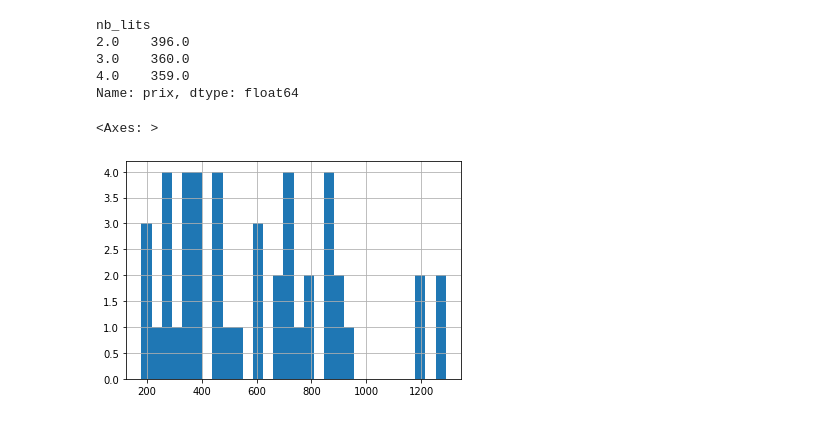
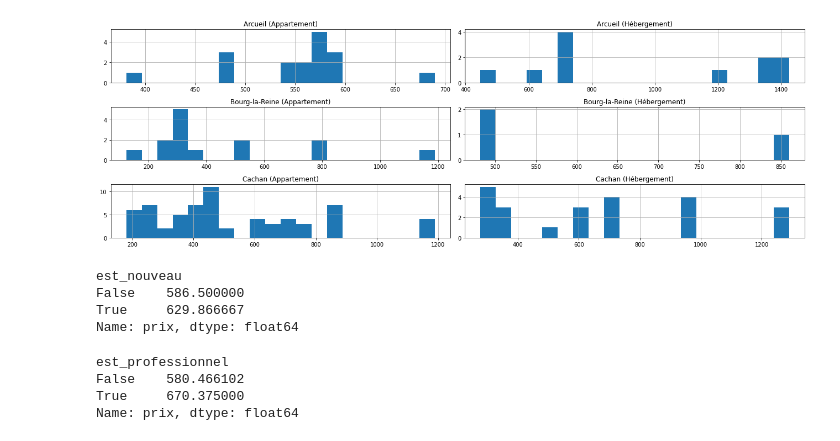
Before and after one commit to PierreDesmet/AirBNB_JO_2024, a Jupyter notebook: Analyses.ipynb, the cells around one changed output. Cells and saved outputs as stored; diff of their text form; code cells hidden in the pictures.

```diff
--- a/Analyses.ipynb
+++ b/Analyses.ipynb
@@ -6,5 +13,8 @@ import pickle
 # %%
-df = pickle.load(open('tous_les_logements.p', 'rb'))
+villes = ['Arcueil', 'Bourg-la-Reine', 'Cachan']
+df = pickle.load(open('tous_les_logements.p', 'rb')).drop('texte', axis=1)
+df = df[df.ville.isin(villes)].copy()
+
 print(df.shape)
 df.tail(2)
 # %% [output]
@@ -37,15 +34,29 @@ df.groupby(['date_enregistrement', 'ville']).texte.count().to_frame()
-# %%
-vue = df[df.ville == 'Cachan'].copy()
-vue['avec_note'] = vue.note.notnull()
-df.groupby('nb_lits').prix.mean()
-# %% [output]
-nb_lits
-2.0    396.0
-3.0    360.0
-4.0    359.0
-Name: prix, dtype: float64
 # %%
-df[df.ville == 'Cachan'].prix.hist(bins=30)
+fig = plt.figure(figsize=(18, 6))
+num_plot = 1
+for ville in villes:
+    vue = df[df.ville == ville]
+    for type_ in ('Appartement', 'Hébergement'):
+        fig.add_subplot(len(villes), 2, num_plot)
+        plt.title(f'{ville} ({type_})')
+        vue[vue.type == type_].prix.hist(bins=20)
+        num_plot += 1
+plt.tight_layout()
 # %% [output]
-<Axes: >
-[figure, old version]
+[figure, new version]
+# %%
+# Être nouveau augmente les prix
+df.groupby('est_nouveau').prix.mean()
+# %% [output]
+est_nouveau
+False    586.500000
+True     629.866667
+Name: prix, dtype: float64
+# %%
+# Être professionnel aussi
+df.groupby('est_professionnel').prix.mean()
+# %% [output]
+est_professionnel
+False    580.466102
+True     670.375000
+Name: prix, dtype: float64
```
Also changed, not shown: parts of 10 cells of this notebook, 2 other files.
